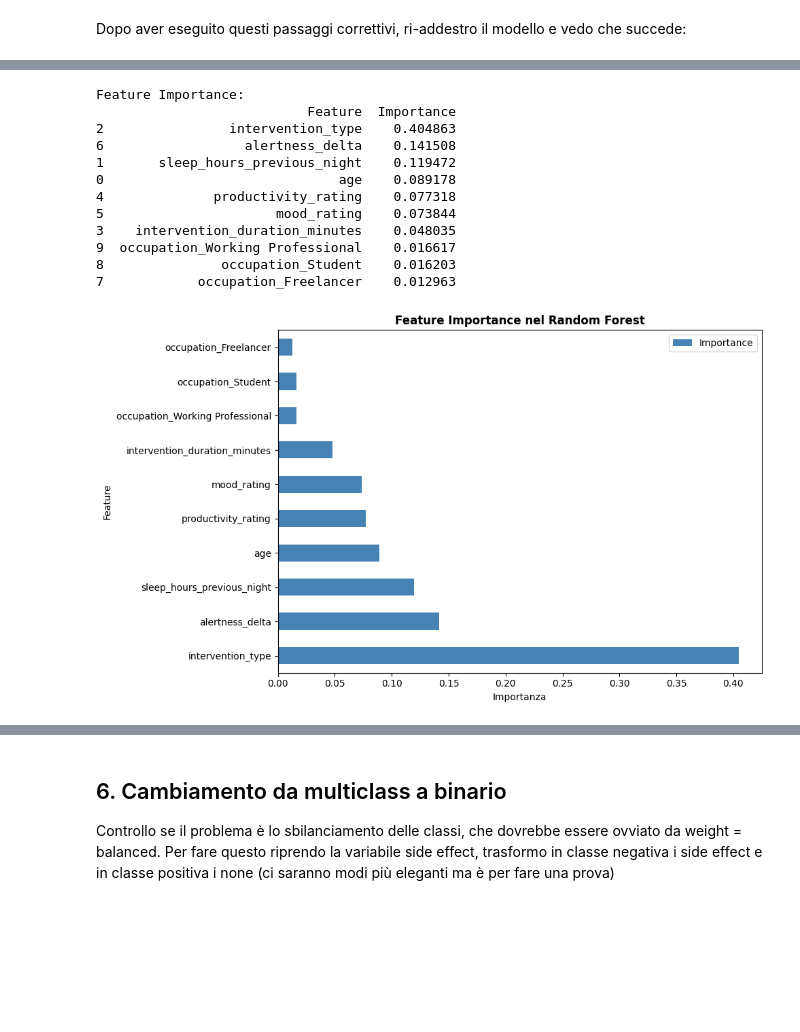
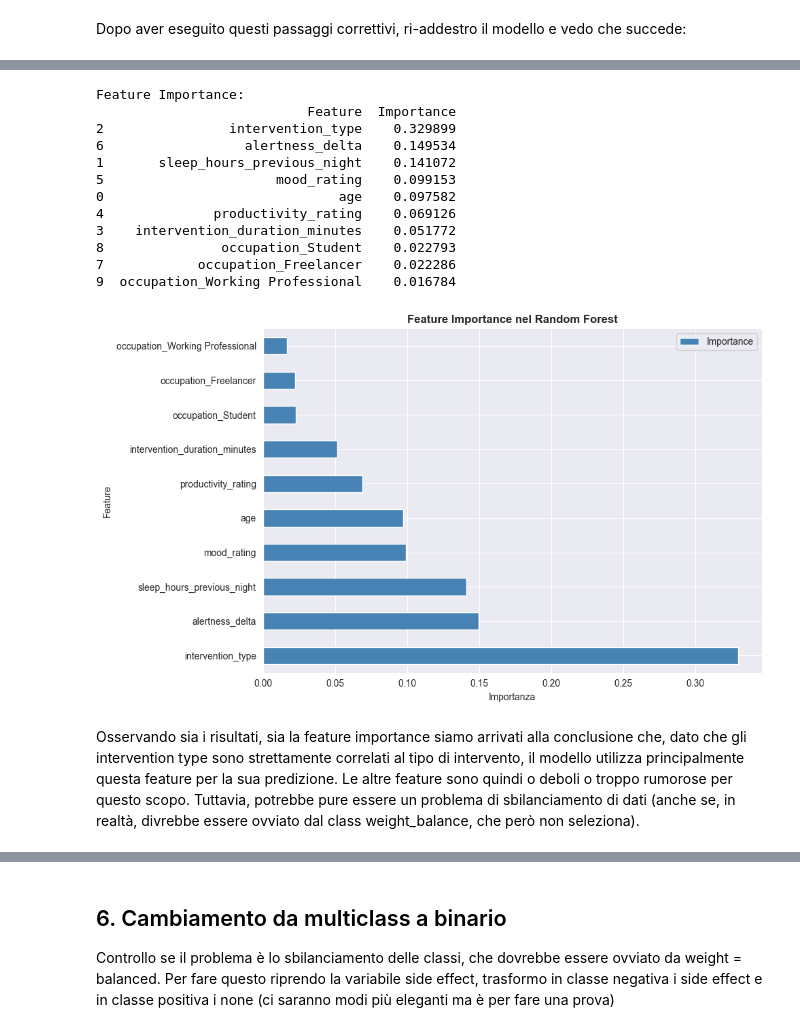
Before and after one commit to Grimino27/PDAI_Project, a Jupyter notebook: scripts/RandomForestModel.ipynb, the cells around one changed output, grey strips where cells are left out. Cells and saved outputs as stored; diff of their text form; code cells hidden in the pictures; blank space fills up the shorter version.

```diff
--- a/scripts/RandomForestModel.ipynb
+++ b/scripts/RandomForestModel.ipynb
@@ -382,22 +385,31 @@ Name: count, dtype: int64
 # %% [markdown]
 Dopo aver eseguito questi passaggi correttivi, ri-addestro il modello e vedo che succede:
 # %%
+from sklearn.metrics import f1_score, make_scorer
+from sklearn.model_selection import GridSearchCV, StratifiedKFold
+
 # Inizializzazione e addestramento del modello
-# Il numero di alberi e la profondità sono stati suggeriti da Claude sulla base del nostro database
-rf_model = RandomForestClassifier(
-    n_estimators=50,        # Numero di alberi nella foresta
-    max_depth=10,            # Profondità massima degli alberi
-    min_samples_split=10,     # Min campioni per dividere un nodo
-    min_samples_leaf=5,      # Min campioni in una foglia
-    random_state=42,
-    class_weight="balanced",
-    n_jobs=-1                # Usa tutti i core del processore
-)
+f1 = make_scorer(f1_score, average='weighted') #metto come errore la macro f1, dato che è meglio per i dati sbilanciati, come i nostri
+rf_model = GridSearchCV(
+            estimator=RandomForestClassifier(random_state = 42),
+            param_grid={"n_estimators": [50, 100, 150, 200],
+                        "max_depth": [3, 5, 7, 10],  # più basso!,
+                        "min_samples_split": [10],
+                        "min_samples_leaf": [5, 10, 20],
+                        "class_weight": [None, 'balanced', 'balanced_subsample'],
+                        },
+            cv=StratifiedKFold(n_splits=5),
+            scoring=f1, #uso come scoring l'f1
+            n_jobs=-1,
+        )
 
 # Addestramento
 print("\n--- Addestramento del modello ---")
 rf_model.fit(X_train, y_train)
 print("Modello addestrato!")
+
+y_pred = rf_model.predict(X_test)
+print(classification_report(y_test, y_pred))
 
 # Accuratezza su train e test set
 train_accuracy = rf_model.score(X_train, y_train)
@@ -405,6 +417,7 @@ test_accuracy = rf_model.score(X_test, y_test)
 
 print(f"\nAccuratezza sul Train Set: {train_accuracy:.4f}")
 print(f"Accuratezza sul Test Set: {test_accuracy:.4f}")
+print(rf_model.best_estimator_) #per vedere gli iperparametri scelti
 # %% [output]
 --- Addestramento del modello ---
 Modello addestrato!
@@ -414,31 +440,33 @@ Accuratezza sul Test Set: 0.4900
 # %%
 # 1. FEATURE IMPORTANCE
 feature_importance = pd.DataFrame({
     'Feature': X.columns,
-    'Importance': rf_model.feature_importances_
+    'Importance': rf_model.best_estimator_.feature_importances_
 }).sort_values('Importance', ascending=False)
 
 print("Feature Importance:")
 print(feature_importance)
 
 # Grafico
 fig, ax = plt.subplots(figsize=(10, 6))
 feature_importance.plot(x='Feature', y='Importance', kind='barh', ax=ax, color='steelblue')
 ax.set_title('Feature Importance nel Random Forest', fontsize=12, fontweight='bold')
 ax.set_xlabel('Importanza')
 plt.tight_layout()
 plt.show()
 # %% [output]
 Feature Importance:
                            Feature  Importance
-2                intervention_type    0.404863
-6                  alertness_delta    0.141508
-1       sleep_hours_previous_night    0.119472
-0                              age    0.089178
-4              productivity_rating    0.077318
-5                      mood_rating    0.073844
-3    intervention_duration_minutes    0.048035
-9  occupation_Working Professional    0.016617
-8               occupation_Student    0.016203
-7            occupation_Freelancer    0.012963
+2                intervention_type    0.329899
+6                  alertness_delta    0.149534
+1       sleep_hours_previous_night    0.141072
+5                      mood_rating    0.099153
+0                              age    0.097582
+4              productivity_rating    0.069126
+3    intervention_duration_minutes    0.051772
+8               occupation_Student    0.022793
+7            occupation_Freelancer    0.022286
+9  occupation_Working Professional    0.016784
-[figure, old version]
+[figure, new version]
+# %% [markdown]
+Osservando sia i risultati, sia la feature importance siamo arrivati alla conclusione che, dato che gli intervention type sono strettamente correlati al tipo di intervento, il modello utilizza principalmente questa feature per la sua predizione. Le altre feature sono quindi o deboli o troppo rumorose per questo scopo. Tuttavia, potrebbe pure essere un problema di sbilanciamento di dati (anche se, in realtà, divrebbe essere ovviato dal class weight_balance, che però non seleziona).
```
Also changed, not shown: parts of 16 cells of this notebook, 1 other file.
